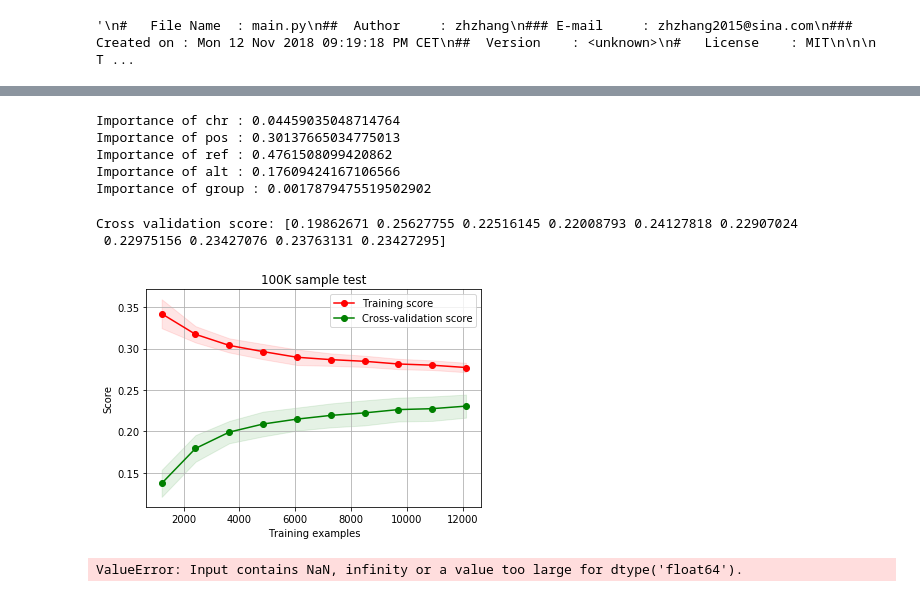
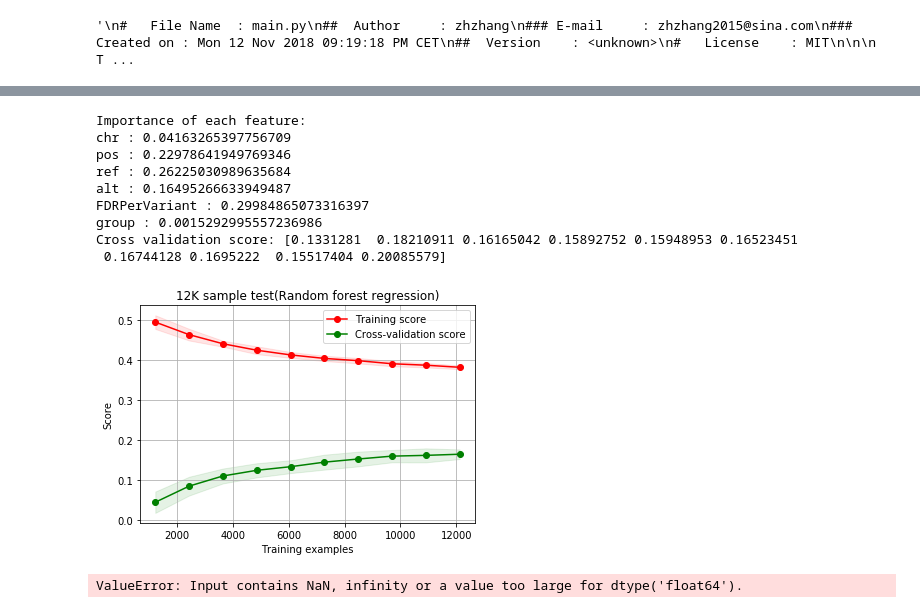
Before and after one commit to zhenhua-zhang/asep, a Jupyter notebook: biosCadd/main.ipynb, the cells around one changed output, grey strips where cells are left out. Cells and saved outputs as stored; diff of their text form; code cells hidden in the pictures.

```diff
--- a/biosCadd/main.ipynb
+++ b/biosCadd/main.ipynb
@@ -321,51 +420,55 @@ rfr = RandomForestRegressor(n_estimators=10)
 # %%
 # Aggregate several steps into a pipeline by Pipeline
+rfr = RandomForestRegressor(n_estimators=10)  # Random forest regression
+
 rfr_estimators = [
     # ('mi', mi),    # MissingIndicator
     # ('ohe', ohe),  # OneHotEncoder
     ('rs', rs),     # RobustScaler
     ('nm', nm),     # Normalizer
     ('rfr', rfr),   # RandomForestClassifier
 ]
 
 rfr_pipeline = Pipeline(rfr_estimators)
 rfrpf = rfr_pipeline.fit(X_data, y)
 rfrm = rfrpf.named_steps['rfr']
 
 featureNames = X_train.columns
 featureImportance = rfrm.feature_importances_
 
+print("Importance of each feature: ")
 for index, value in enumerate(featureNames):
-    print("Importance of", value.replace("Encoded", ''), ":", featureImportance[index])
+    print(value.replace("Encoded", ''), ":", featureImportance[index])
+
+# Cross validation metohd 1
+# Using k-fold CV (plain CV) or other strategies
+plainCV = False
+
+if plainCV:
+    cv = 10
+else:
+    # optimization need
+    cv = ShuffleSplit(n_splits=10, test_size=0.3, random_state=0)
+
+# 10-fold validation
+cvs = cross_val_score(rfr_pipeline, X_data, y, cv=cv)
+print("Cross validation score:", cvs)
+
+lc = learning_curve(rfr_pipeline, X_data, y, cv=cv, n_jobs=5,
+                    train_sizes=np.linspace(0.1, 1.0, 10))
+
+plot_learning_curve(lc, '12K sample test(Random forest regression)').show()
 # %% [output]
-Importance of chr : 0.04459035048714764
-Importance of pos : 0.30137665034775013
-Importance of ref : 0.4761508099420862
-Importance of alt : 0.17609424167106566
-Importance of group : 0.0017879475519502902
+Importance of each feature:
+chr : 0.04163265397756709
+pos : 0.22978641949769346
+ref : 0.26225030989635684
+alt : 0.16495266633949487
+FDRPerVariant : 0.29984865073316397
+group : 0.0015292995557236986
+Cross validation score: [0.1331281  0.18210911 0.16165042 0.15892752 0.15948953 0.16523451
+ 0.16744128 0.1695222  0.15517404 0.20085579]
+[figure, added]
-# %%
-# Cross validation metohd 1
-# Using k-fold CV (plain CV) or other strategies
-plainCV = False
-
-if plainCV:
-    cv = 10
-else:
-    # optimization need
-    cv = ShuffleSplit(n_splits=10, test_size=0.3, random_state=0)
-
-# 10-fold validation
-cvs = cross_val_score(rfr_pipeline, X_data, y, cv=cv)
-print("Cross validation score:", cvs)
-
-lc = learning_curve(rfr_pipeline, X_data, y, cv=cv, n_jobs=5,
-                    train_sizes=np.linspace(0.1, 1.0, 10))
-
-plot_learning_curve(lc, '100K sample test').show()
-# %% [output]
-Cross validation score: [0.19862671 0.25627755 0.22516145 0.22008793 0.24127818 0.22907024
- 0.22975156 0.23427076 0.23763131 0.23427295]
-[figure, removed]
 # %%
 # Cross validation method 2
 skf = KFold(n_splits=10)
```
Also changed, not shown: parts of 16 cells of this notebook, 4 other files.
